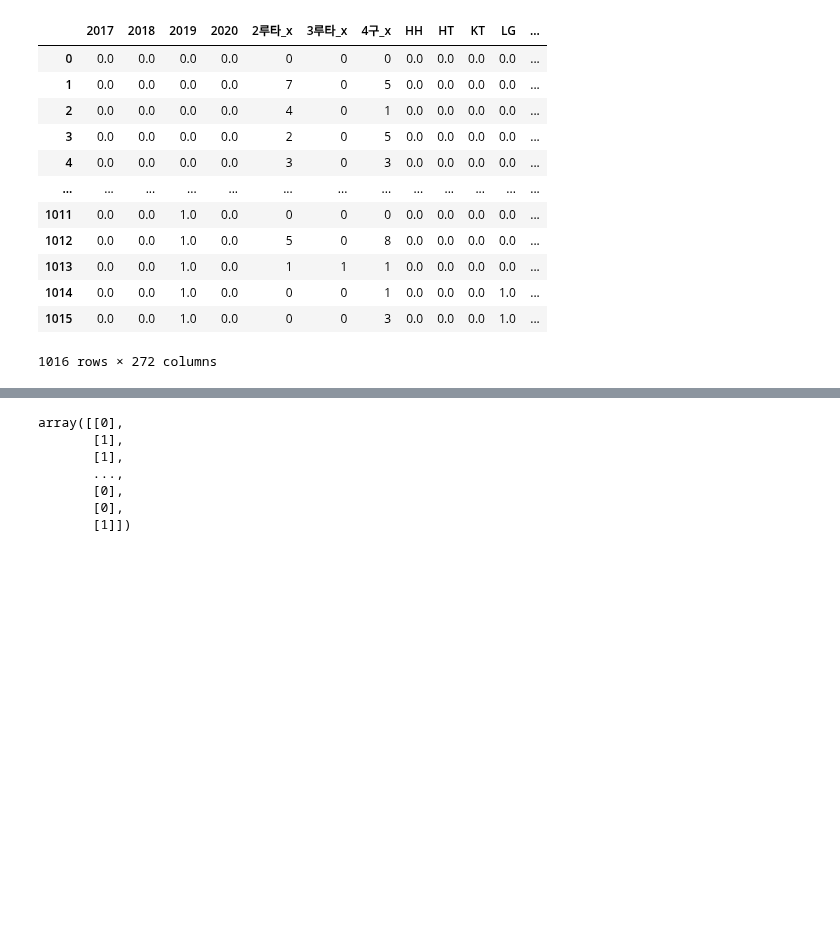
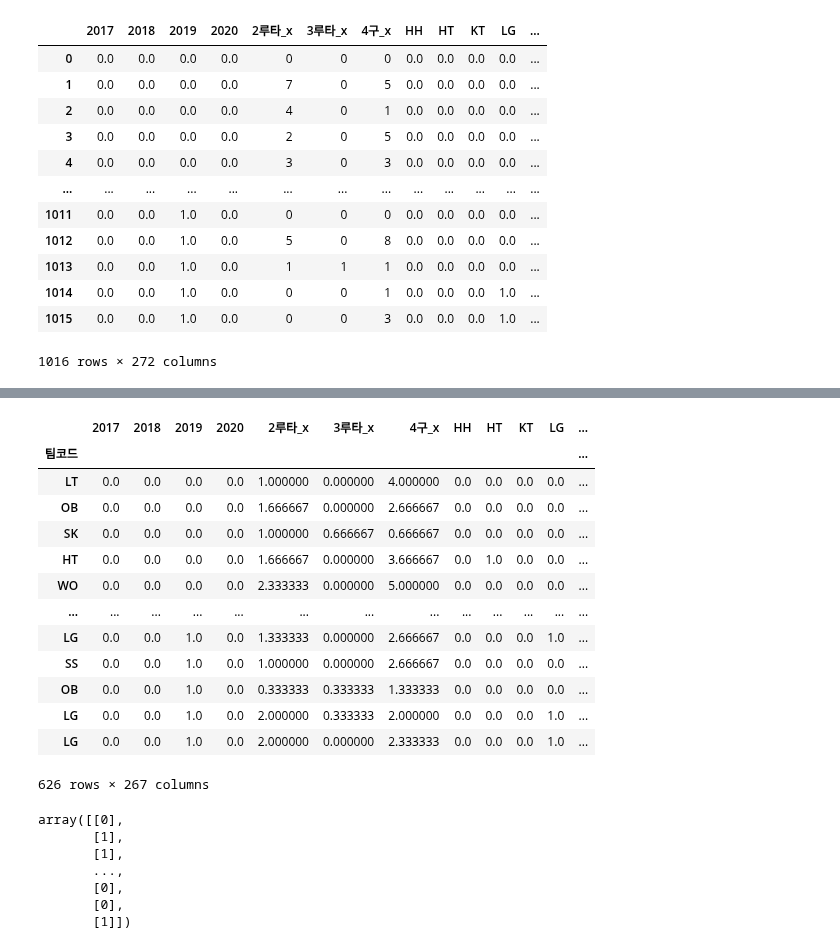
Before and after one commit to seonghunYang/big_contest2020, a Jupyter notebook: Untitled0.ipynb, the cells around one changed output, grey strips where cells are left out. Drawn from its saved outputs; the diff is of its cells as text; code cells hidden in the pictures; blank space fills up the shorter version.

```diff
--- a/Untitled0.ipynb
+++ b/Untitled0.ipynb
@@ -268,3 +349,40 @@ decoder_outputs
+# %%
+vs_r_mean = []
+match_up_key = 0
+for idx in range(0, len(decoder_outputs), 1):
+  row = decoder_outputs.iloc[idx]
+  if match_up_key == 0:
+    match_up_key = row['매치업키']
+    previous = vs_r_team[(vs_r_team['일자'] < row['일자']) & (vs_r_team['팀코드'] == row['팀코드'] ) & (vs_r_team['상대팀코드'] == row['상대팀코드']) & (vs_r_team['시즌'] == row['시즌'])].tail(3).groupby('팀코드').mean()
+    previous['매치업키'] = row['매치업키']
+    if len(vs_r_mean) == 0:
+      vs_r_mean = previous
+    else:
+      vs_r_mean = pd.concat([vs_r_mean, previous])
+  elif match_up_key != row['매치업키']:
+    match_up_key = row['매치업키']
+    previous = vs_r_team[(vs_r_team['일자'] < row['일자']) & (vs_r_team['팀코드'] == row['팀코드'] ) & (vs_r_team['상대팀코드'] == row['상대팀코드']) & (vs_r_team['시즌'] == row['시즌'])].tail(3).groupby('팀코드').mean()
+    previous['매치업키'] = row['매치업키']
+    if len(vs_r_mean) == 0:
+      vs_r_mean = previous
+    else:
+      vs_r_mean = pd.concat([vs_r_mean, previous])
+vs_r_mean
+# %% [output]
+|  | 2017 | 2018 | 2019 | 2020 | 2루타_x | 3루타_x | 4구_x | HH | HT | KT | LG | ... |
+| 팀코드 |  |  |  |  |  |  |  |  |  |  |  | ... |
+| LT | 0.0 | 0.0 | 0.0 | 0.0 | 1.000000 | 0.000000 | 4.000000 | 0.0 | 0.0 | 0.0 | 0.0 | ... |
+| OB | 0.0 | 0.0 | 0.0 | 0.0 | 1.666667 | 0.000000 | 2.666667 | 0.0 | 0.0 | 0.0 | 0.0 | ... |
+| SK | 0.0 | 0.0 | 0.0 | 0.0 | 1.000000 | 0.666667 | 0.666667 | 0.0 | 0.0 | 0.0 | 0.0 | ... |
+| HT | 0.0 | 0.0 | 0.0 | 0.0 | 1.666667 | 0.000000 | 3.666667 | 0.0 | 1.0 | 0.0 | 0.0 | ... |
+| WO | 0.0 | 0.0 | 0.0 | 0.0 | 2.333333 | 0.000000 | 5.000000 | 0.0 | 0.0 | 0.0 | 0.0 | ... |
+| ... | ... | ... | ... | ... | ... | ... | ... | ... | ... | ... | ... | ... |
+| LG | 0.0 | 0.0 | 1.0 | 0.0 | 1.333333 | 0.000000 | 2.666667 | 0.0 | 0.0 | 0.0 | 1.0 | ... |
+| SS | 0.0 | 0.0 | 1.0 | 0.0 | 1.000000 | 0.000000 | 2.666667 | 0.0 | 0.0 | 0.0 | 0.0 | ... |
+| OB | 0.0 | 0.0 | 1.0 | 0.0 | 0.333333 | 0.333333 | 1.333333 | 0.0 | 0.0 | 0.0 | 0.0 | ... |
+| LG | 0.0 | 0.0 | 1.0 | 0.0 | 2.000000 | 0.333333 | 2.000000 | 0.0 | 0.0 | 0.0 | 1.0 | ... |
+| LG | 0.0 | 0.0 | 1.0 | 0.0 | 2.000000 | 0.000000 | 2.333333 | 0.0 | 0.0 | 0.0 | 1.0 | ... |
+626 rows × 267 columns
 # %%
 lstm_inputs_train = lstm_inputs[lstm_inputs['시즌'] != 2019]
 lstm_inputs_test = lstm_inputs[lstm_inputs['시즌'] == 2019]
```
Also changed, not shown: parts of 12 cells of this notebook.
